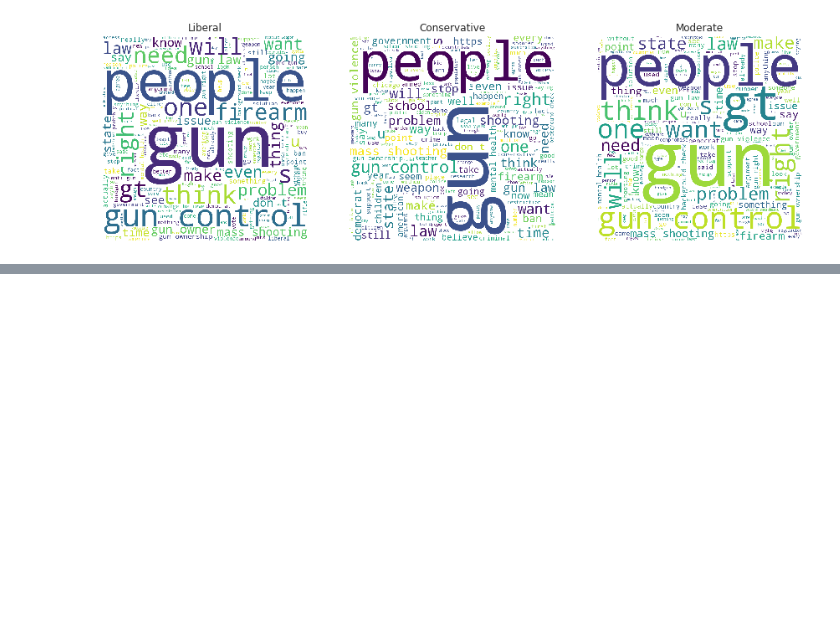
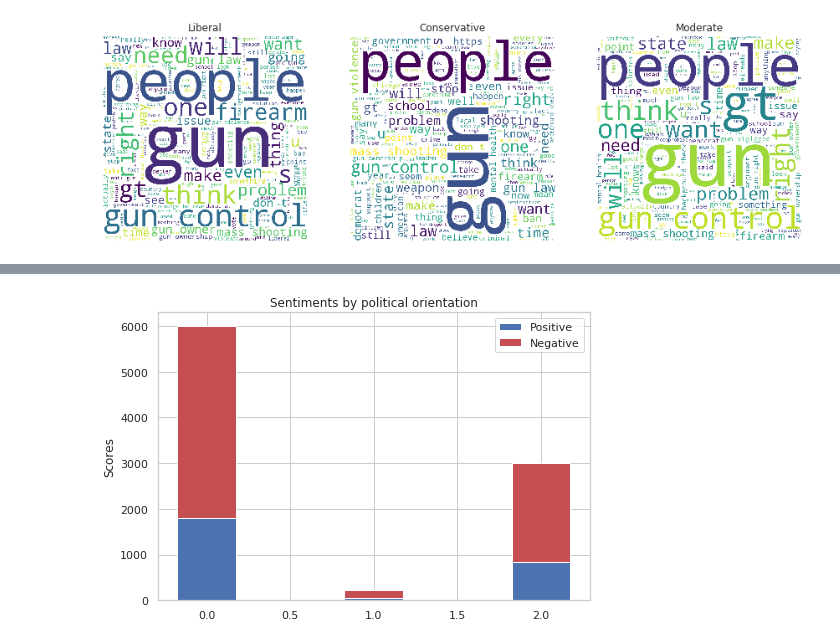
Before and after one commit to alperkesen/gun-control, a Jupyter notebook: reddit_analysis.ipynb, the cells around one changed output, grey strips where cells are left out. Saved outputs shown, nothing was run; the diff lists cells and outputs as text; code cells hidden in the pictures; blank space fills up the shorter version.

Commit message:
Add sentiment analysis to notebook

```diff
--- a/reddit_analysis.ipynb
+++ b/reddit_analysis.ipynb
@@ -156,0 +176,35 @@ plt.show()
+# %%
+# Get sentiments
+
+sentiments_liberal = analyze_sentiment(df_liberal.text.tolist())
+sentiments_conservative = analyze_sentiment(df_conservative.text.tolist())
+sentiments_moderate = analyze_sentiment(df_moderate.text.tolist())
+
+pos_liberal = sum(sentiments_liberal)
+neg_liberal = len(sentiments_liberal) - sum(sentiments_liberal)
+
+pos_conservative = sum(sentiments_conservative)
+neg_conservative = len(sentiments_conservative) - sum(sentiments_conservative)
+
+pos_moderate = sum(sentiments_moderate)
+neg_moderate = len(sentiments_moderate) - sum(sentiments_moderate)
+# %%
+N = 3
+
+pos_comments = (pos_liberal, pos_conservative, pos_moderate)
+neg_comments = (neg_liberal, neg_conservative, neg_moderate)
+
+ind = np.arange(N) # the x locations for the groups
+width = 0.35
+fig = plt.figure()
+ax = fig.add_axes([0,0,1,1])
+ax.bar(ind, pos_comments, width, color='b')
+ax.bar(ind, neg_comments, width,bottom=pos_comments, color='r')
+ax.set_ylabel('Scores')
+ax.set_title('Sentiments by political orientation')
+ax.set_xticks(ind, ('L', 'C', 'M'))
+#ax.set_yticks(np.arange(0, 81, 10))
+ax.legend(labels=['Positive', 'Negative'])
+plt.show()
+# %% [output]
+[figure, added]
```
Also changed, not shown: parts of 2 cells of this notebook.
